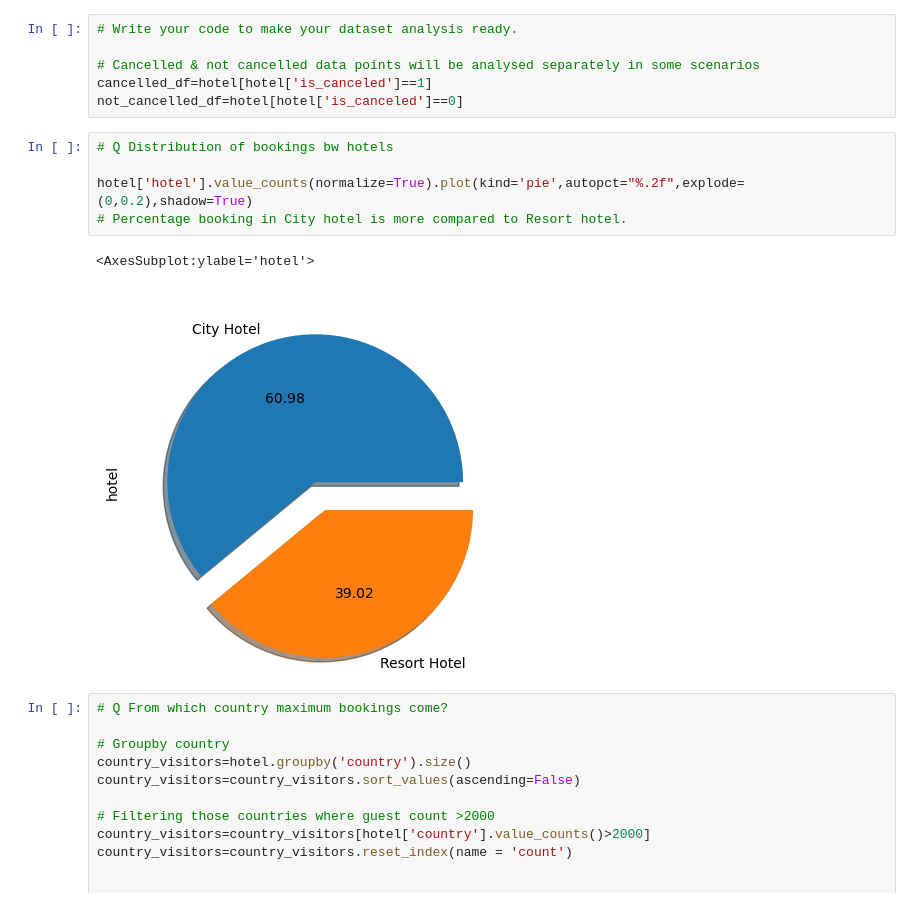
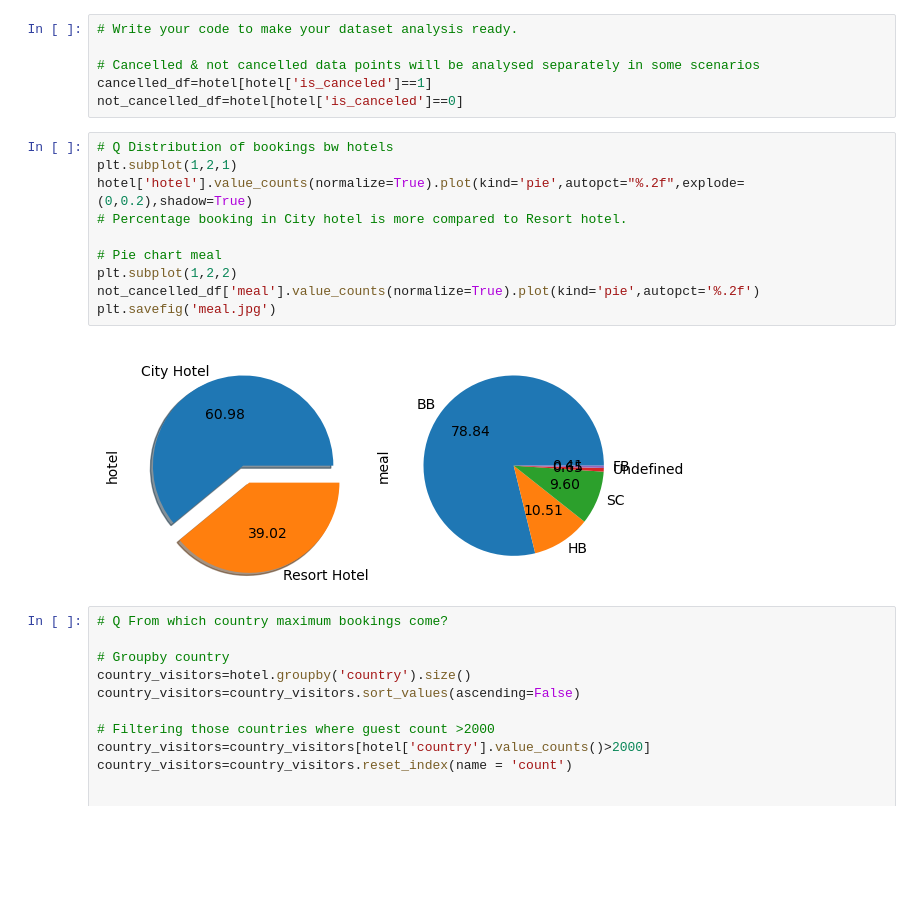
Before and after one commit to lakshay170/hotel_capstone, a Jupyter notebook: Hotel_Capstone.ipynb, the cells around one changed output. Saved outputs shown, nothing was run; the diff lists cells and outputs as text; blank space fills up the shorter version.

```diff
--- a/Hotel_Capstone.ipynb
+++ b/Hotel_Capstone.ipynb
@@ -574,12 +612,16 @@ cancelled_df=hotel[hotel['is_canceled']==1]
 not_cancelled_df=hotel[hotel['is_canceled']==0]
 # %%
 # Q Distribution of bookings bw hotels
-
+plt.subplot(1,2,1)
 hotel['hotel'].value_counts(normalize=True).plot(kind='pie',autopct="%.2f",explode=(0,0.2),shadow=True)
 # Percentage booking in City hotel is more compared to Resort hotel.
+
+# Pie chart meal
+plt.subplot(1,2,2)
+not_cancelled_df['meal'].value_counts(normalize=True).plot(kind='pie',autopct='%.2f')
+plt.savefig('meal.jpg')
 # %% [output]
-<AxesSubplot:ylabel='hotel'>
-[figure, old version]
+[figure, new version]
 # %%
 # Q From which country maximum bookings come?
 
```
Also changed, not shown: parts of 17 cells of this notebook.
